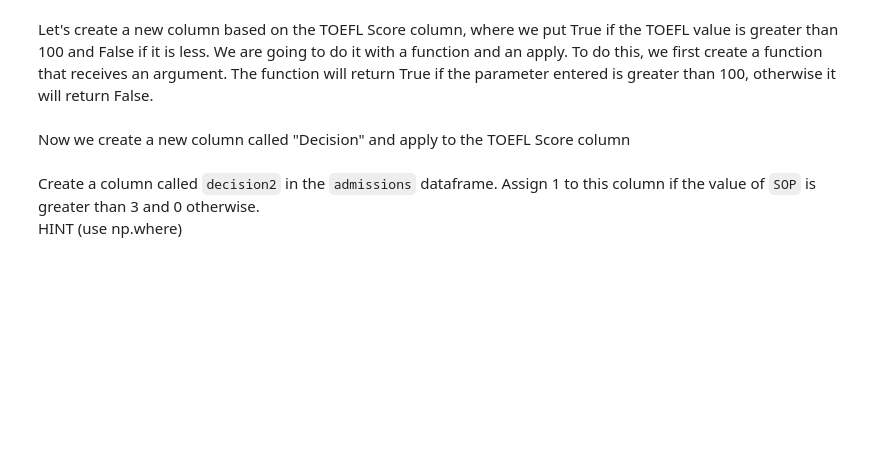
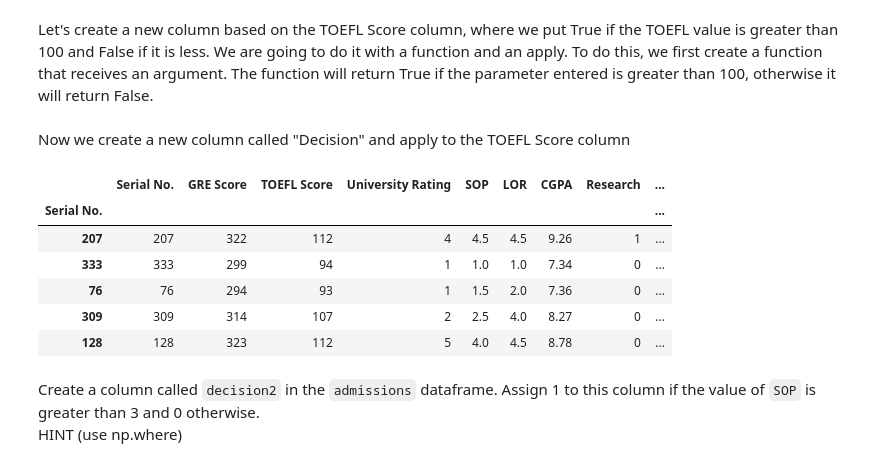
Before and after one commit to repasoemarferiron/lab-pandas, a Jupyter notebook: your-code/pandas_1.ipynb, the cells around one changed output. Cells and saved outputs as stored; diff of their text form; code cells hidden in the pictures; blank space fills up the shorter version.

```diff
--- a/your-code/pandas_1.ipynb
+++ b/your-code/pandas_1.ipynb
@@ -93,8 +314,26 @@ Turns out that `GRE Score` and `CGPA` also uniquely identify the data. Show this
 # %% [markdown]
 Let's create a new column based on the TOEFL Score column, where we put True if the TOEFL value is greater than 100 and False if it is less. We are going to do it with a function and an apply.
 To do this, we first create a function that receives an argument. The function will return True if the parameter entered is greater than 100, otherwise it will return False.
+# %%
+def toefeltrue(dato):
+    if dato > 100:
+        return True
+    else:
+        return False
 # %% [markdown]
 Now we create a new column called "Decision" and apply to the TOEFL Score column
+# %%
+admissions['Decision'] = admissions['TOEFL Score'].apply(toefeltrue)
+# %%
+admissions.sample(5)
+# %% [output]
+|  | Serial No. | GRE Score | TOEFL Score | University Rating | SOP | LOR | CGPA | Research | ... |
+| Serial No. |  |  |  |  |  |  |  |  | ... |
+| 207 | 207 | 322 | 112 | 4 | 4.5 | 4.5 | 9.26 | 1 | ... |
+| 333 | 333 | 299 | 94 | 1 | 1.0 | 1.0 | 7.34 | 0 | ... |
+| 76 | 76 | 294 | 93 | 1 | 1.5 | 2.0 | 7.36 | 0 | ... |
+| 309 | 309 | 314 | 107 | 2 | 2.5 | 4.0 | 8.27 | 0 | ... |
+| 128 | 128 | 323 | 112 | 5 | 4.0 | 4.5 | 8.78 | 0 | ... |
 # %% [markdown]
 Create a column called `decision2` in the `admissions` dataframe. Assign 1 to this column if the value of `SOP` is greater than 3 and 0 otherwise.
 HINT (use np.where)
```
Also changed, not shown: parts of 27 cells of this notebook.
